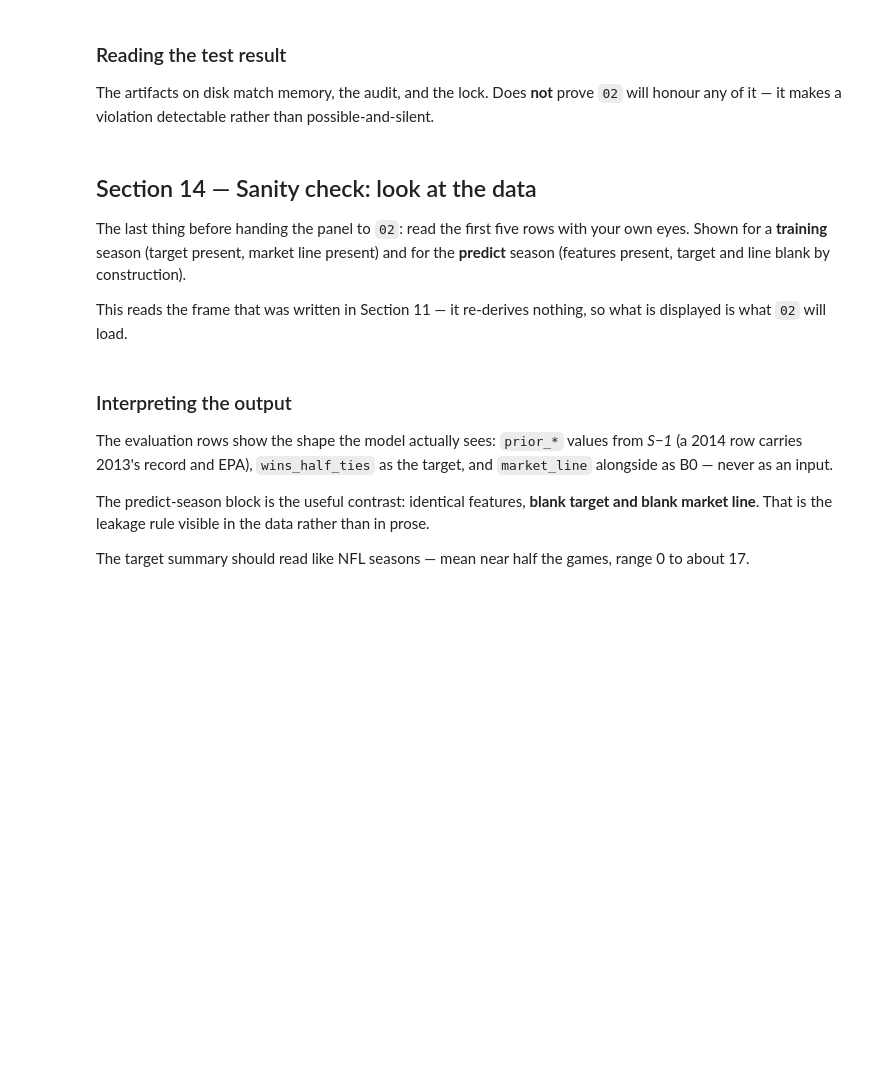
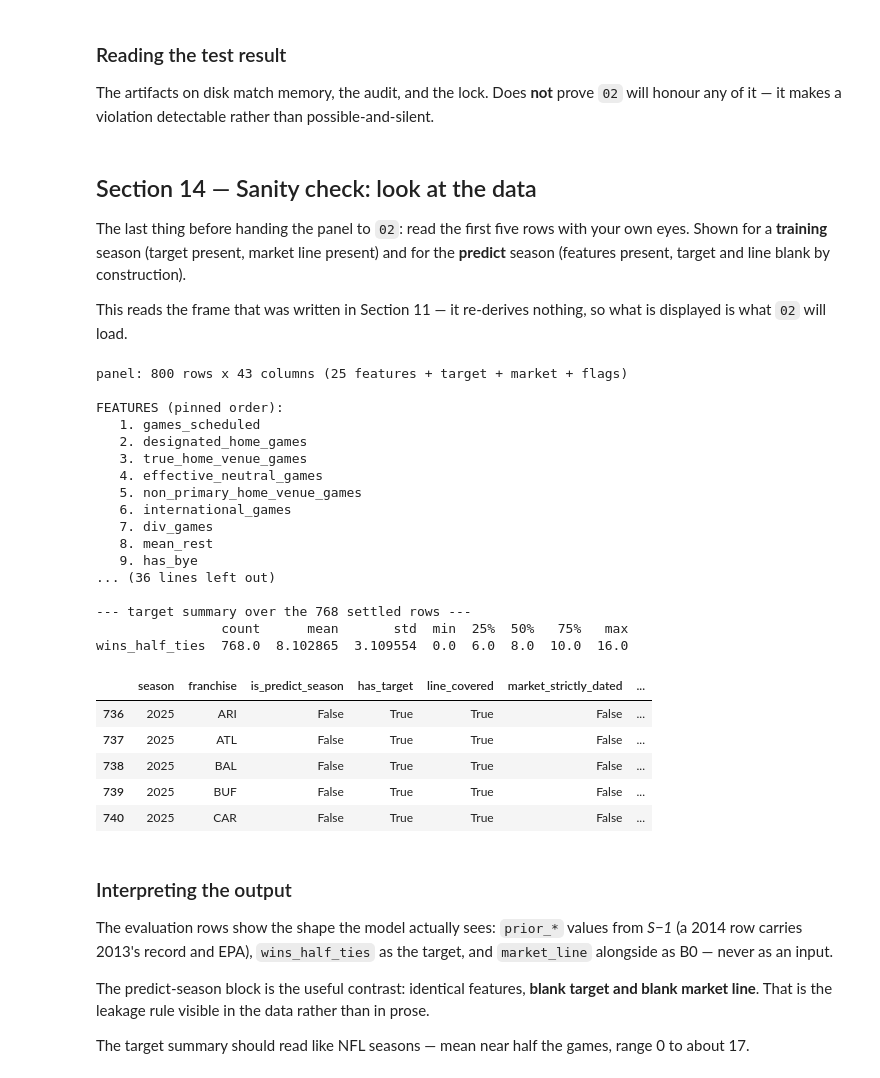
Before and after one commit to joscho11/BettingEdgeContinued, a Jupyter notebook: futures/season_team_totals/01_build_dataset.ipynb, the cells around one changed output. Cells and saved outputs as stored; diff of their text form; code cells hidden in the pictures; blank space fills up the shorter version.

```diff
--- a/futures/season_team_totals/01_build_dataset.ipynb
+++ b/futures/season_team_totals/01_build_dataset.ipynb
@@ -670,7 +843,8 @@ def build_features(sched_src: pd.DataFrame, epa_src: pd.DataFrame, seasons: list
             v = ven_idx.loc[(season, franchise)]
             r["designated_home_games"] = float(v["designated_home_games"])
             r["true_home_venue_games"] = float(v["true_home_venue_games"])
-            r["neutral_site_games"] = float(v["neutral_site_games"])
+            r["effective_neutral_games"] = float(v["effective_neutral_games"])
+            r["non_primary_home_venue_games"] = float(v["non_primary_home_venue_games"])
             r["international_games"] = float(v["international_games"])
             r["div_games"] = float(g["div_game"].sum())
             r["mean_rest"] = float(g["rest"].mean())
@@ -735,7 +909,8 @@ def build_features(sched_src: pd.DataFrame, epa_src: pd.DataFrame, seasons: list
 
 FEATURE_COLS = ["games_scheduled",
                 "designated_home_games", "true_home_venue_games",
-                "neutral_site_games", "international_games",
+                "effective_neutral_games", "non_primary_home_venue_games",
+                "international_games",
                 "div_games", "mean_rest", "has_bye",
                 "prior_games", "prior_wins", "prior_win_pct", "prior_point_diff",
                 "prior_points_for", "prior_points_against", "prior_pythag_win_pct",
@@ -1517,41 +1831,65 @@ This reads the frame that was written in Section 11 — it re-derives nothing, s
 is what `02` will load.
 # %%
 SANITY_COLS = ["season", "franchise",
-               "designated_home_games", "true_home_venue_games", "neutral_site_games",
-               "international_games",
+               "designated_home_games", "true_home_venue_games", "effective_neutral_games",
+               "non_primary_home_venue_games", "international_games",
                "prior_wins", "prior_win_pct", "prior_point_diff",
                "prior_off_epa_play", "prior_def_epa_play", "prior_off_success_rate",
                "form_3yr_win_pct", "sos_prior_win_pct", "coach_changed", "coach_prior_win_pct",
                TARGET_COL, "market_line", "line_covered"]
 
 pd.set_option("display.width", 220)
 pd.set_option("display.max_columns", 60)
 
 print(f"panel: {len(panel_out):,} rows x {len(panel_out.columns)} columns "
       f"({len(FEATURE_COLS)} features + target + market + flags)")
 print()
 print("FEATURES (pinned order):")
 for _i, _c in enumerate(FEATURE_COLS, 1):
     print(f"  {_i:2d}. {_c}")
 print()
 print(f"TARGET : {TARGET_COL}")
 print("MARKET : market_line  (baseline B0 — never an input)")
 print("FLAGS  : line_covered, has_target, is_predict_season, market_strictly_dated")
 print()
 
 _train_head = panel_out[panel_out["line_covered"]].head(5)
 _pred_head = panel_out[panel_out["is_predict_season"]].head(5)
 
 print(f"--- first 5 evaluation rows ({int(_train_head['season'].iloc[0])}: target + market line present) ---")
 print(_train_head[SANITY_COLS].to_string(index=False))
 print()
 print(f"--- first 5 predict-season rows ({PREDICT_SEASON}: features only, no target, no line) ---")
 print(_pred_head[SANITY_COLS].to_string(index=False))
 print()
 print(f"--- target summary over the {int(panel_out['has_target'].sum())} settled rows ---")
 print(panel_out.loc[panel_out["has_target"], TARGET_COL].describe().to_frame().T.to_string())
 
-panel_out.head(5)          # rendered as a table by the notebook UI
+panel_out[panel_out['season'] == 2025].head(5)        # rendered as a table by the notebook UI
+# %% [output]
+panel: 800 rows x 43 columns (25 features + target + market + flags)
+
+FEATURES (pinned order):
+   1. games_scheduled
+   2. designated_home_games
+   3. true_home_venue_games
+   4. effective_neutral_games
+   5. non_primary_home_venue_games
+   6. international_games
+   7. div_games
+   8. mean_rest
+   9. has_bye
+... (36 lines left out)
+
+--- target summary over the 768 settled rows ---
+                count      mean       std  min  25%  50%   75%   max
+wins_half_ties  768.0  8.102865  3.109554  0.0  6.0  8.0  10.0  16.0
+|  | season | franchise | is_predict_season | has_target | line_covered | market_strictly_dated | ... |
+| 736 | 2025 | ARI | False | True | True | False | ... |
+| 737 | 2025 | ATL | False | True | True | False | ... |
+| 738 | 2025 | BAL | False | True | True | False | ... |
+| 739 | 2025 | BUF | False | True | True | False | ... |
+| 740 | 2025 | CAR | False | True | True | False | ... |
 # %% [markdown]
 ### Interpreting the output
 
```
Also changed, not shown: parts of 31 cells of this notebook, 18 other files.
